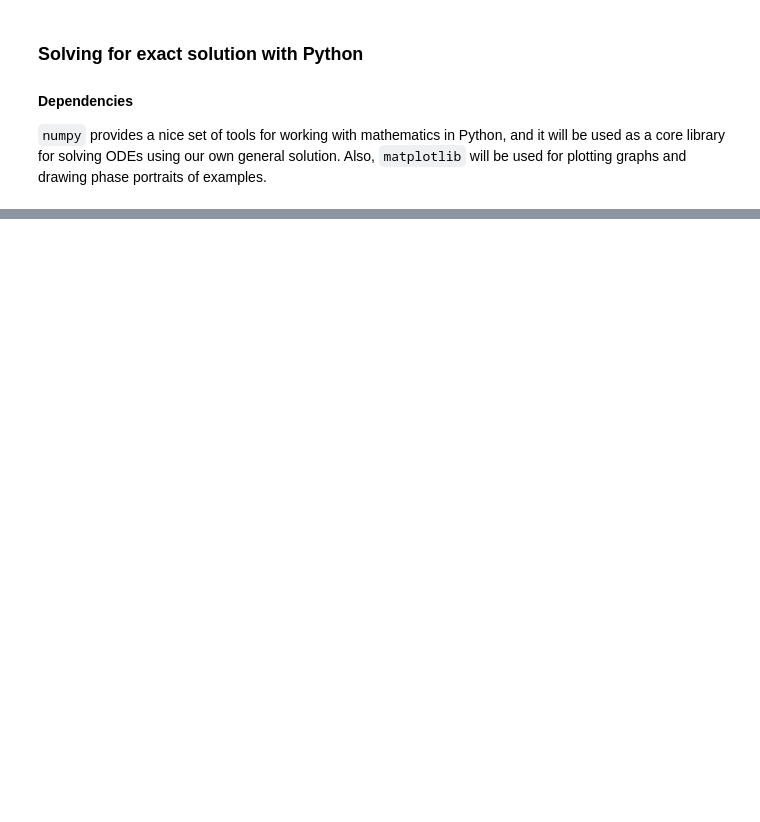
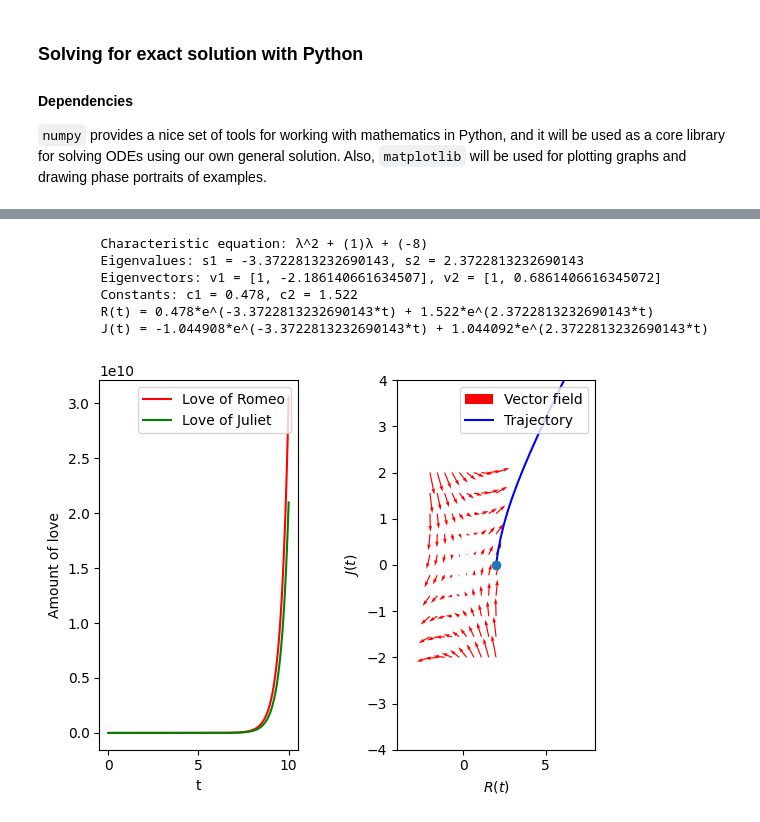
Before and after one commit to ttn-nguyen42/notebooks, a Jupyter notebook: DynamicsOfLove.ipynb, the cells around one changed output, grey strips where cells are left out. Drawn from its saved outputs; the diff is of its cells as text; code cells hidden in the pictures; blank space fills up the shorter version.

```diff
--- a/DynamicsOfLove.ipynb
+++ b/DynamicsOfLove.ipynb
@@ -469,0 +603,12 @@ class EquationSystem:
+# %%
+bn_1 = EquationSystem([[1, 2], [3, -2]], 2, 0)
+print(bn_1)
+bn_1.plot()
+# %% [output]
+        Characteristic equation: λ^2 + (1)λ + (-8)
+        Eigenvalues: s1 = -3.3722813232690143, s2 = 2.3722813232690143
+        Eigenvectors: v1 = [1, -2.186140661634507], v2 = [1, 0.6861406616345072]
+        Constants: c1 = 0.478, c2 = 1.522
+        R(t) = 0.478*e^(-3.3722813232690143*t) + 1.522*e^(2.3722813232690143*t)
+        J(t) = -1.044908*e^(-3.3722813232690143*t) + 1.044092*e^(2.3722813232690143*t)
+[figure, added]
```
Also changed, not shown: parts of 30 cells of this notebook, 1 other file.
